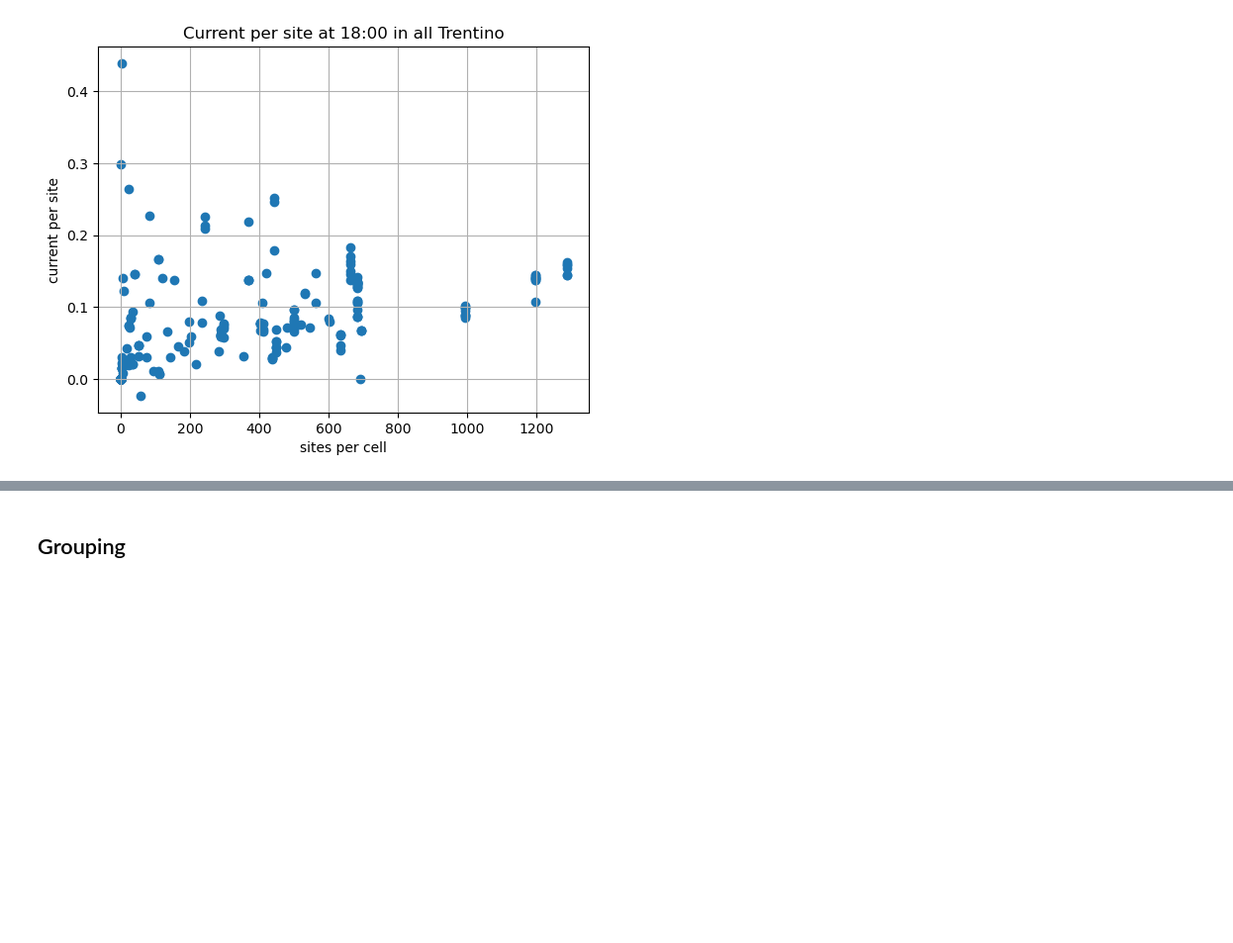
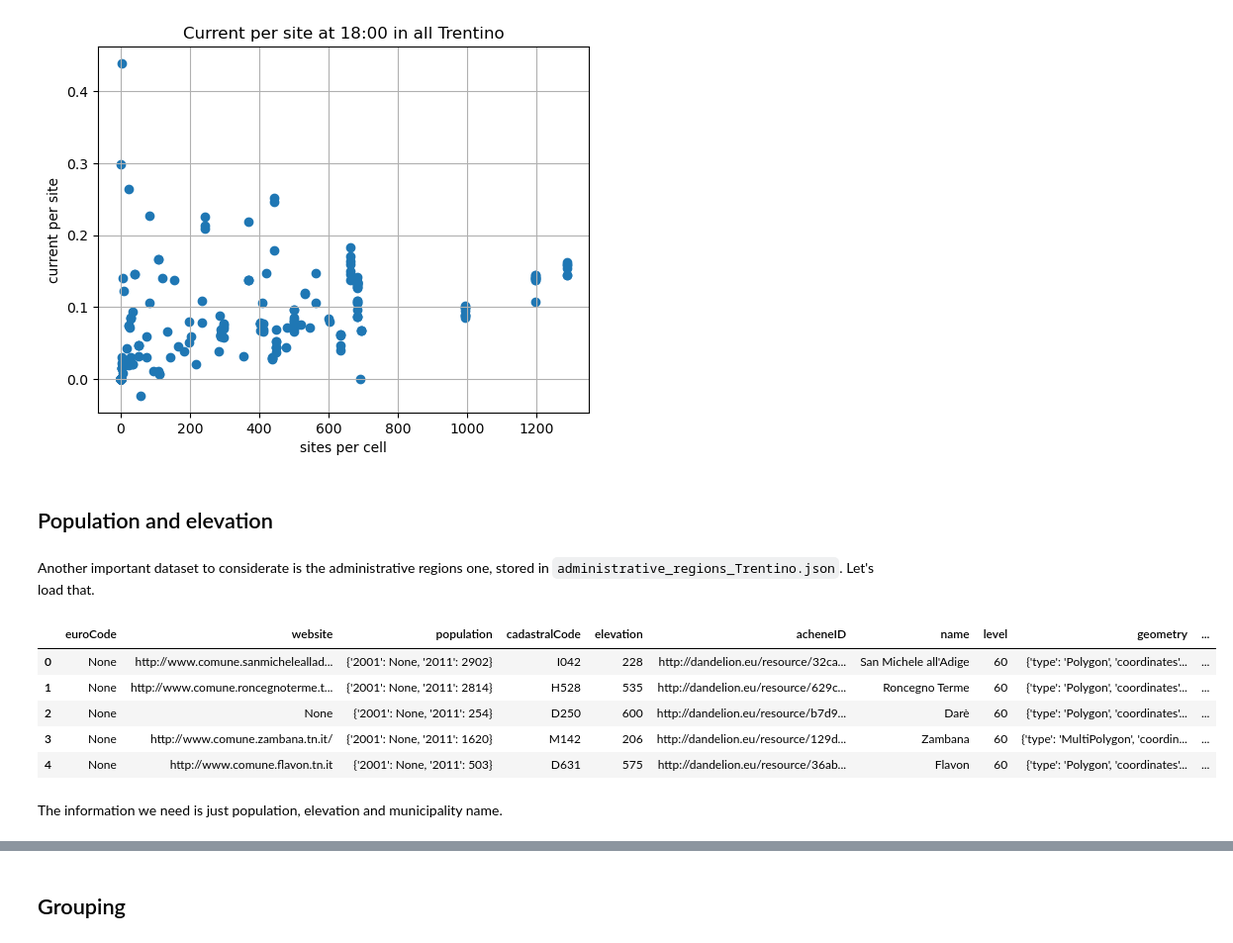
Before and after one commit to giorgiomi/social-pulse-predictor, a Jupyter notebook: notebooks/EDA.ipynb, the cells around one changed output, grey strips where cells are left out. Shown: that part at 99% size. Drawn from its saved outputs; the diff is of its cells as text; code cells hidden in the pictures; blank space fills up the shorter version.

```diff
--- a/notebooks/EDA.ipynb
+++ b/notebooks/EDA.ipynb
@@ -507,3 +517,22 @@ plt.ylabel('current per site');
 plt.title('Current per site at 18:00 in all Trentino');
 # %% [output]
 [figure]
+# %% [markdown]
+## Population and elevation
+# %% [markdown]
+Another important dataset to considerate is the administrative regions one, stored in `administrative_regions_Trentino.json`. Let's load that.
+# %%
+with open('../data/raw/administrative_regions_Trentino.json') as json_file:
+    data = json.load(json_file)
+regions_features = gpd.GeoDataFrame(data['items'])
+# %%
+regions_features.head()
+# %% [output]
+|  | euroCode | website | population | cadastralCode | elevation | acheneID | name | level | geometry | ... |
+| 0 | None | http://www.comune.sanmicheleallad... | {'2001': None, '2011': 2902} | I042 | 228 | http://dandelion.eu/resource/32ca... | San Michele all'Adige | 60 | {'type': 'Polygon', 'coordinates'... | ... |
+| 1 | None | http://www.comune.roncegnoterme.t... | {'2001': None, '2011': 2814} | H528 | 535 | http://dandelion.eu/resource/629c... | Roncegno Terme | 60 | {'type': 'Polygon', 'coordinates'... | ... |
+| 2 | None | None | {'2001': None, '2011': 254} | D250 | 600 | http://dandelion.eu/resource/b7d9... | Darè | 60 | {'type': 'Polygon', 'coordinates'... | ... |
+| 3 | None | http://www.comune.zambana.tn.it/ | {'2001': None, '2011': 1620} | M142 | 206 | http://dandelion.eu/resource/129d... | Zambana | 60 | {'type': 'MultiPolygon', 'coordin... | ... |
+| 4 | None | http://www.comune.flavon.tn.it | {'2001': None, '2011': 503} | D631 | 575 | http://dandelion.eu/resource/36ab... | Flavon | 60 | {'type': 'Polygon', 'coordinates'... | ... |
+# %% [markdown]
+The information we need is just population, elevation and municipality name.
```
Also changed, not shown: parts of 21 cells of this notebook, 1 other file.
